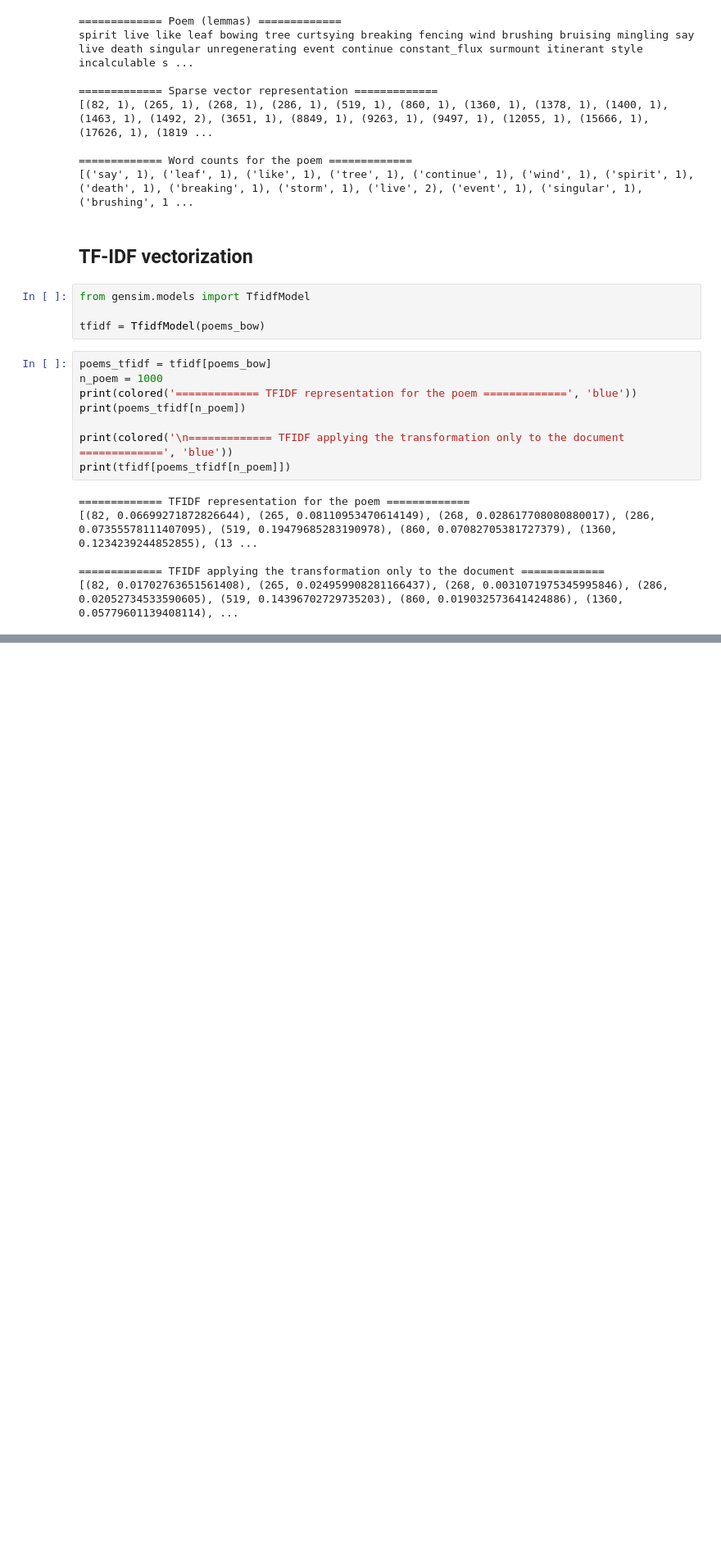
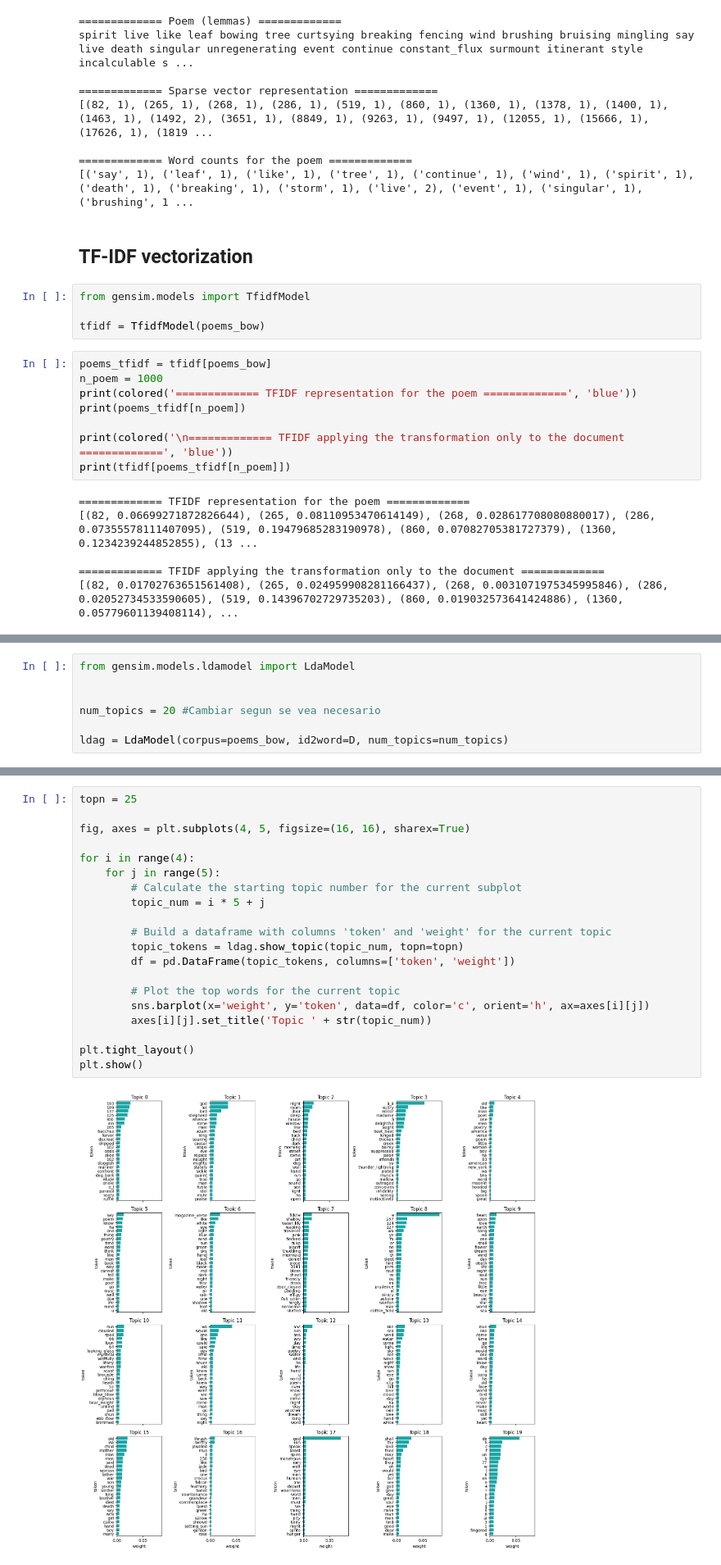
Before and after one commit to danitoribio/NLP-classification-poems, a Jupyter notebook: final_project.ipynb, the cells around one changed output, grey strips where cells are left out. Shown: that part at 82% size. Cells and saved outputs as stored; diff of their text form; blank space fills up the shorter version.

```diff
--- a/final_project.ipynb
+++ b/final_project.ipynb
@@ -668,0 +686,7 @@ print(tfidf[poems_tfidf[n_poem]])
+# %%
+from gensim.models.ldamodel import LdaModel
+
+
+num_topics = 20 #Cambiar segun se vea necesario
+
+ldag = LdaModel(corpus=poems_bow, id2word=D, num_topics=num_topics)
@@ -668,0 +713,22 @@ print(tfidf[poems_tfidf[n_poem]])
+# %%
+topn = 25
+
+fig, axes = plt.subplots(4, 5, figsize=(16, 16), sharex=True)
+
+for i in range(4):
+    for j in range(5):
+        # Calculate the starting topic number for the current subplot
+        topic_num = i * 5 + j
+
+        # Build a dataframe with columns 'token' and 'weight' for the current topic
+        topic_tokens = ldag.show_topic(topic_num, topn=topn)
+        df = pd.DataFrame(topic_tokens, columns=['token', 'weight'])
+
+        # Plot the top words for the current topic
+        sns.barplot(x='weight', y='token', data=df, color='c', orient='h', ax=axes[i][j])
+        axes[i][j].set_title('Topic ' + str(topic_num))
+
+plt.tight_layout()
+plt.show()
+# %% [output]
+[figure, added]
```
Also changed, not shown: parts of 10 cells of this notebook.
